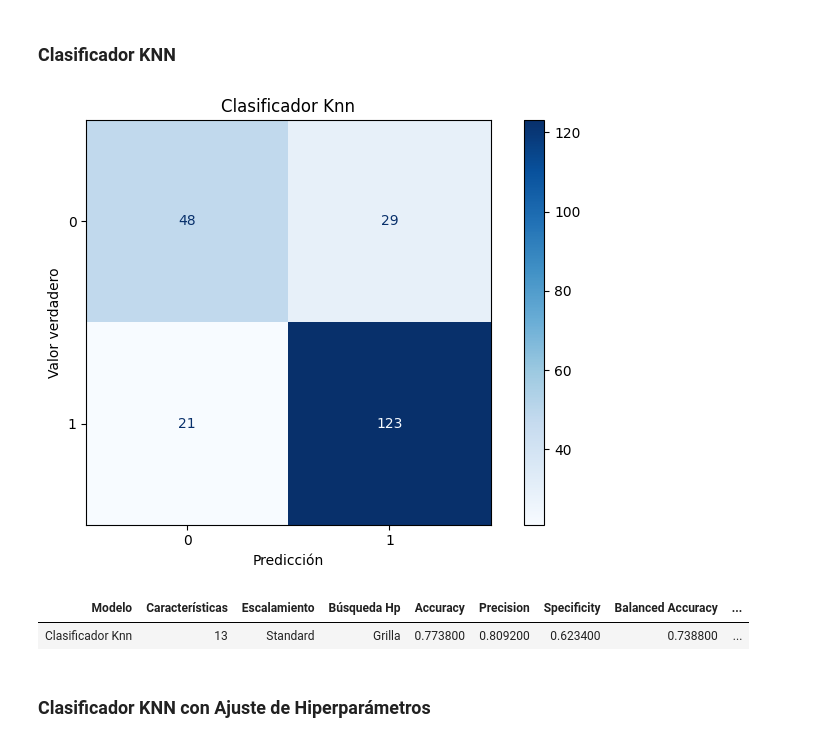
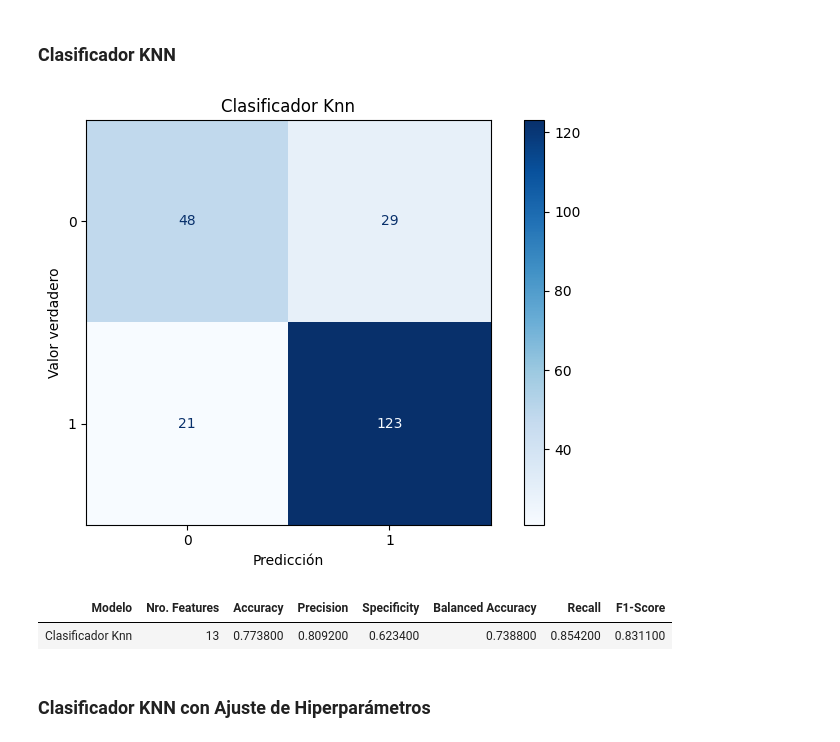
Before and after one commit to luciano106/CEIA-AMq1, a Jupyter notebook: TP_FINAL/tp_final.ipynb, the cells around one changed output. Saved outputs shown, nothing was run; the diff lists cells and outputs as text; code cells hidden in the pictures.

```diff
--- a/TP_FINAL/tp_final.ipynb
+++ b/TP_FINAL/tp_final.ipynb
@@ -899,18 +899,6 @@ def showConfMatrix(y_ts, y_pred, classes, model_name, color='Blues', n_graph=2):
 
     g_cm = ConfusionMatrixDisplay(confusion_matrix=cm, display_labels=classes)
 
-    # if n_graph == 2:
-    #     fig, (ax0, ax1) = plt.subplots(1, 2, figsize=(15, 5), gridspec_kw={'width_ratios': [1, 1]})
-    #     ax0.axvline(x=0.5, color='gray', linestyle='--')
-    #     ax0.axhline(y=0.5, color='gray', linestyle='--')
-    #     ax0.text(0.25, 0.75, 'VERDADEROS\nNEGATIVOS', fontsize=12, ha='center', va='center')
-    #     ax0.text(0.75, 0.75, 'FALSOS\nPOSITIVOS', fontsize=12, ha='center', va='center')
-    #     ax0.text(0.25, 0.25, 'FALSOS\nNEGATIVOS', fontsize=12, ha='center', va='center')
-    #     ax0.text(0.75, 0.25, 'VERDADEROS\nPOSITIVOS', fontsize=12, ha='center', va='center')
-    #     ax0.set_xlim(0, 1)
-    #     ax0.set_ylim(0, 1)
-    #     ax0.axis('off')
-    # else:
     fig, ax1 = plt.subplots(figsize=(7, 5))
 
     g_cm.plot(ax=ax1, cmap=color)
@@ -982,15 +970,13 @@ def getMetrics(y_ts, y_pred, cm, model_name):
 
     return metrics
 
-def printMetrics(metrics, n, s, b):
+def printMetrics(metrics, n):
 
     model = next(iter(metrics))
 
     df_metrics = pd.DataFrame ([model], columns=['Modelo'])
 
-    df_metrics['Características'] = n
-    df_metrics['Escalamiento'] = s
-    df_metrics['Búsqueda Hp'] = b
+    df_metrics['Nro. Features'] = n
 
     for metric, value in metrics[model]:
         df_metrics[metric] = value
@@ -1140,19 +1126,19 @@ def Knn (X_tr, y_tr, X_ts, y_ts):
 # %%
 mname = "Clasificador Knn"
 
 knn_y_pred, knn_classes, knn_y_probs = Knn (X_train, y_train, X_test, y_test)
 
 confM = showConfMatrix(y_test, knn_y_pred, knn_classes, mname)
 
-metrics = getMetrics(y_test, knn_y_pred, confM, mname)
+knn_metrics = getMetrics(y_test, knn_y_pred, confM, mname)
 
-df_metrics = printMetrics(metrics, len(variables), "Standard", "Grilla")
+df_metrics = printMetrics(knn_metrics, len(variables))
 
 display(df_metrics.style.hide(axis='index'))
 # %% [output]
 [figure]
-| Modelo | Características | Escalamiento | Búsqueda Hp | Accuracy | Precision | Specificity | Balanced Accuracy | ... |
-| Clasificador Knn | 13 | Standard | Grilla | 0.773800 | 0.809200 | 0.623400 | 0.738800 | ... |
+| Modelo | Nro. Features | Accuracy | Precision | Specificity | Balanced Accuracy | Recall | F1-Score |
+| Clasificador Knn | 13 | 0.773800 | 0.809200 | 0.623400 | 0.738800 | 0.854200 | 0.831100 |
 # %% [markdown]
 ### Clasificador KNN con Ajuste de Hiperparámetros
 # %%
```
Also changed, not shown: parts of 9 cells of this notebook.
